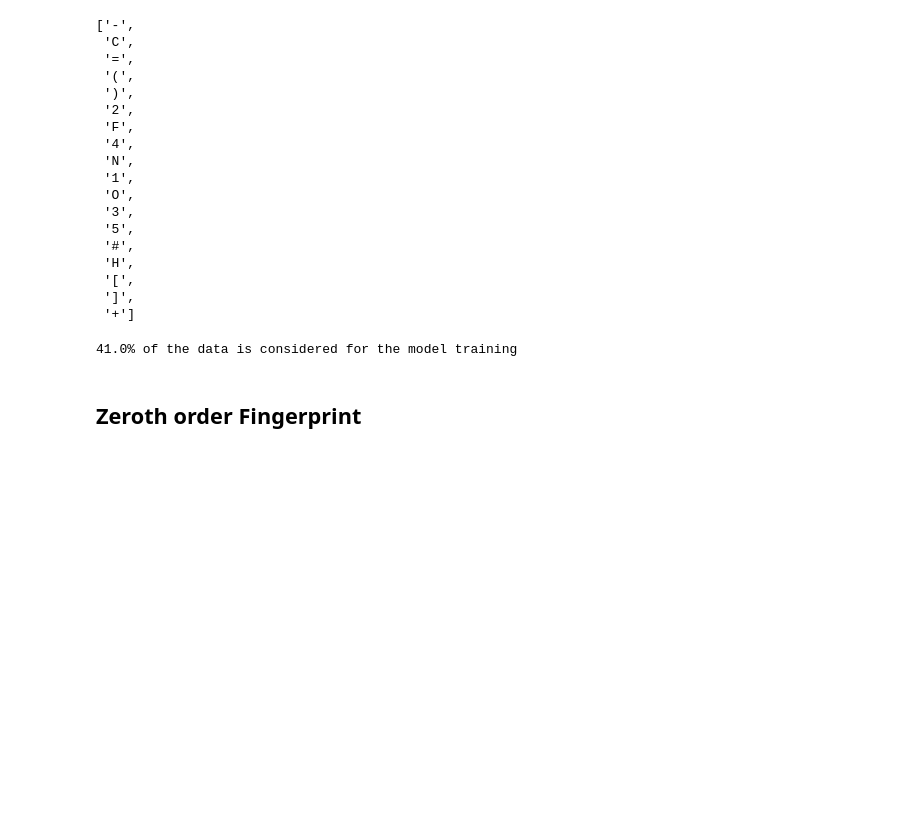
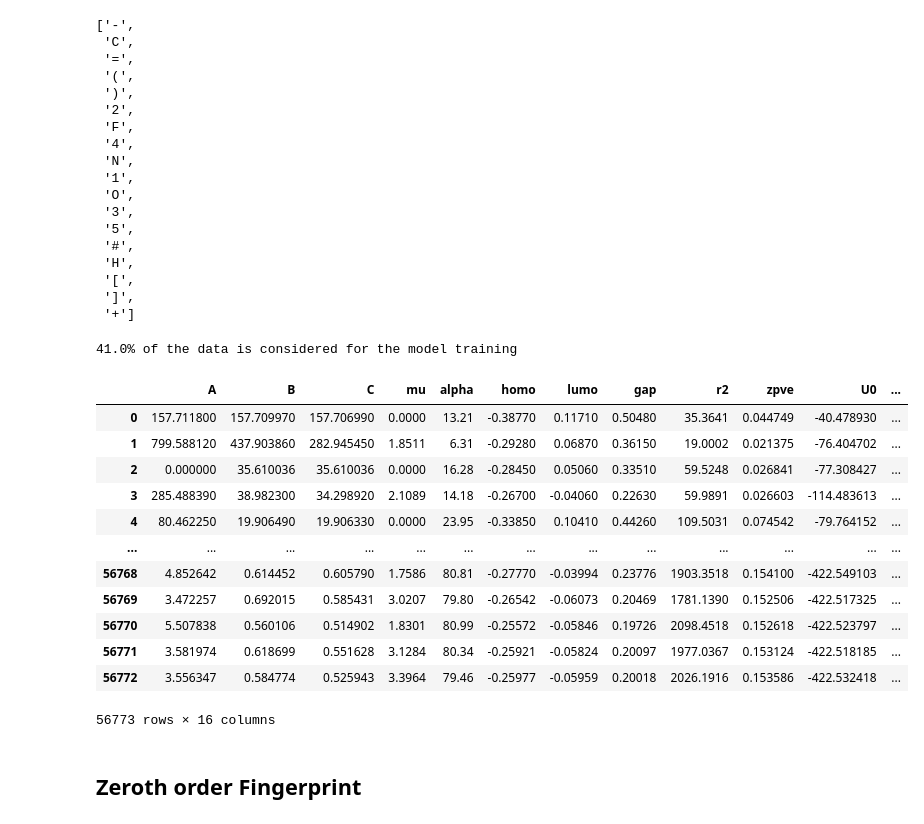
Before and after one commit to Kamesh-K/Motif-Based-Fingerprint, a Jupyter notebook: Fingerprints/HierachialFingerprint_1.ipynb, the cells around one changed output. Saved outputs shown, nothing was run; the diff lists cells and outputs as text; code cells hidden in the pictures; blank space fills up the shorter version.

```diff
--- a/Fingerprints/HierachialFingerprint_1.ipynb
+++ b/Fingerprints/HierachialFingerprint_1.ipynb
@@ -104,6 +104,22 @@ train_data.head()
 train_data.to_csv("Train_Data.csv",index=False)
 # %%
 train_data = pd.read_csv("Train_Data.csv")
+# %%
+train_data
+# %% [output]
+|  | A | B | C | mu | alpha | homo | lumo | gap | r2 | zpve | U0 | ... |
+| 0 | 157.711800 | 157.709970 | 157.706990 | 0.0000 | 13.21 | -0.38770 | 0.11710 | 0.50480 | 35.3641 | 0.044749 | -40.478930 | ... |
+| 1 | 799.588120 | 437.903860 | 282.945450 | 1.8511 | 6.31 | -0.29280 | 0.06870 | 0.36150 | 19.0002 | 0.021375 | -76.404702 | ... |
+| 2 | 0.000000 | 35.610036 | 35.610036 | 0.0000 | 16.28 | -0.28450 | 0.05060 | 0.33510 | 59.5248 | 0.026841 | -77.308427 | ... |
+| 3 | 285.488390 | 38.982300 | 34.298920 | 2.1089 | 14.18 | -0.26700 | -0.04060 | 0.22630 | 59.9891 | 0.026603 | -114.483613 | ... |
+| 4 | 80.462250 | 19.906490 | 19.906330 | 0.0000 | 23.95 | -0.33850 | 0.10410 | 0.44260 | 109.5031 | 0.074542 | -79.764152 | ... |
+| ... | ... | ... | ... | ... | ... | ... | ... | ... | ... | ... | ... | ... |
+| 56768 | 4.852642 | 0.614452 | 0.605790 | 1.7586 | 80.81 | -0.27770 | -0.03994 | 0.23776 | 1903.3518 | 0.154100 | -422.549103 | ... |
+| 56769 | 3.472257 | 0.692015 | 0.585431 | 3.0207 | 79.80 | -0.26542 | -0.06073 | 0.20469 | 1781.1390 | 0.152506 | -422.517325 | ... |
+| 56770 | 5.507838 | 0.560106 | 0.514902 | 1.8301 | 80.99 | -0.25572 | -0.05846 | 0.19726 | 2098.4518 | 0.152618 | -422.523797 | ... |
+| 56771 | 3.581974 | 0.618699 | 0.551628 | 3.1284 | 80.34 | -0.25921 | -0.05824 | 0.20097 | 1977.0367 | 0.153124 | -422.518185 | ... |
+| 56772 | 3.556347 | 0.584774 | 0.525943 | 3.3964 | 79.46 | -0.25977 | -0.05959 | 0.20018 | 2026.1916 | 0.153586 | -422.532418 | ... |
+56773 rows × 16 columns
 # %% [markdown]
 ## Zeroth order Fingerprint
 # %%
```
Also changed, not shown: parts of 3 cells of this notebook, 3 other files.
